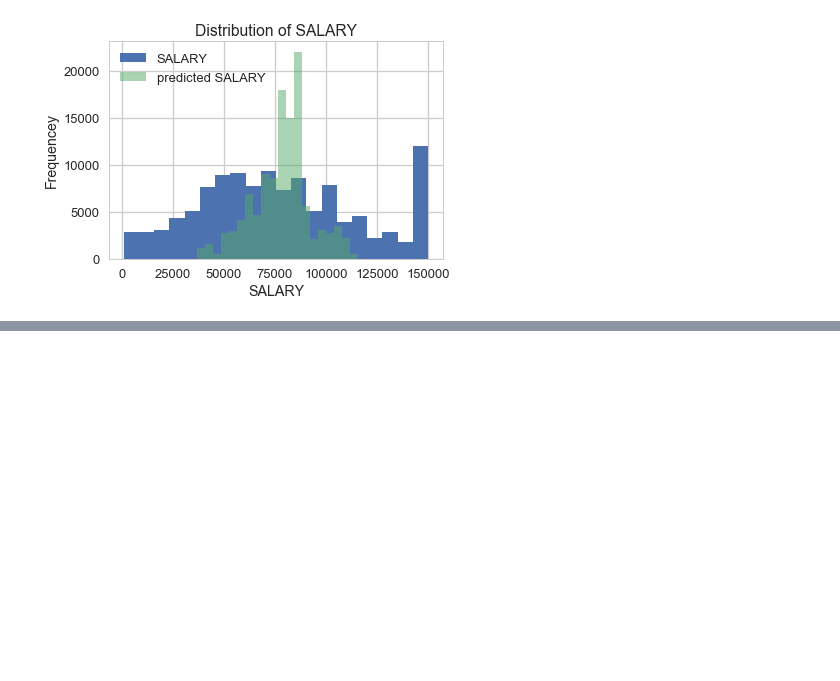
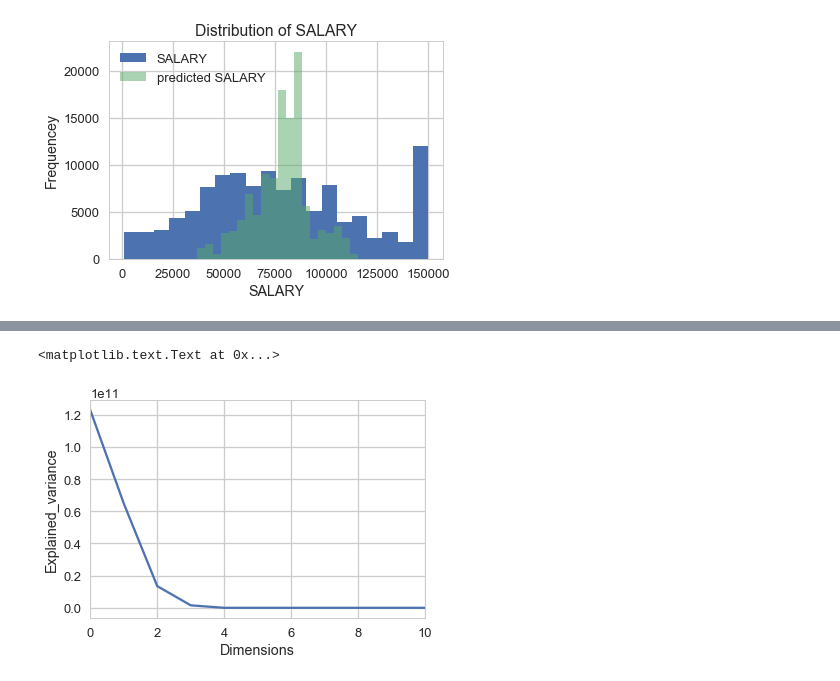
Before and after one commit to shuojiashi/women_in_stem, a Jupyter notebook: notebooks/Women in STEM workforce ML.ipynb, the cells around one changed output, grey strips where cells are left out. Cells and saved outputs as stored; diff of their text form; code cells hidden in the pictures; blank space fills up the shorter version.

```diff
--- a/notebooks/Women in STEM workforce ML.ipynb
+++ b/notebooks/Women in STEM workforce ML.ipynb
@@ -592,0 +698,14 @@ avg / total       0.76      0.76      0.76    116969
+# %%
+#your turn
+# Initialize a new PCA model with a default number of components.
+pca = sklearn.decomposition.PCA()
+pca.fit(X_sample)
+
+#plot explained variance
+plt.plot(pca.explained_variance_)
+plt.xlim([0,10])
+plt.xlabel('Dimensions')
+plt.ylabel('Explained_variance')
+# %% [output]
+<matplotlib.text.Text at 0x...>
+[figure, added]
```
Also changed, not shown: parts of 22 cells of this notebook.
